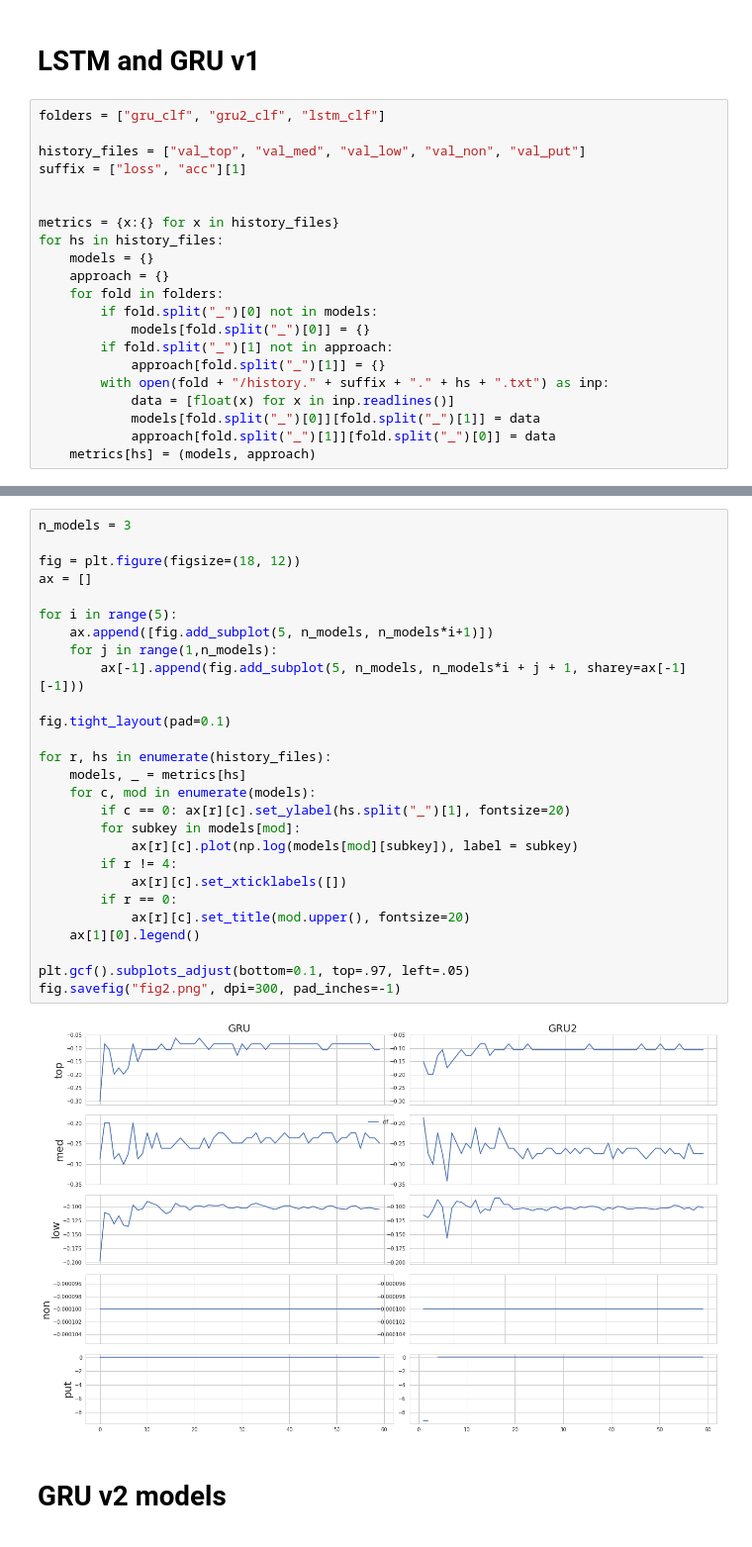
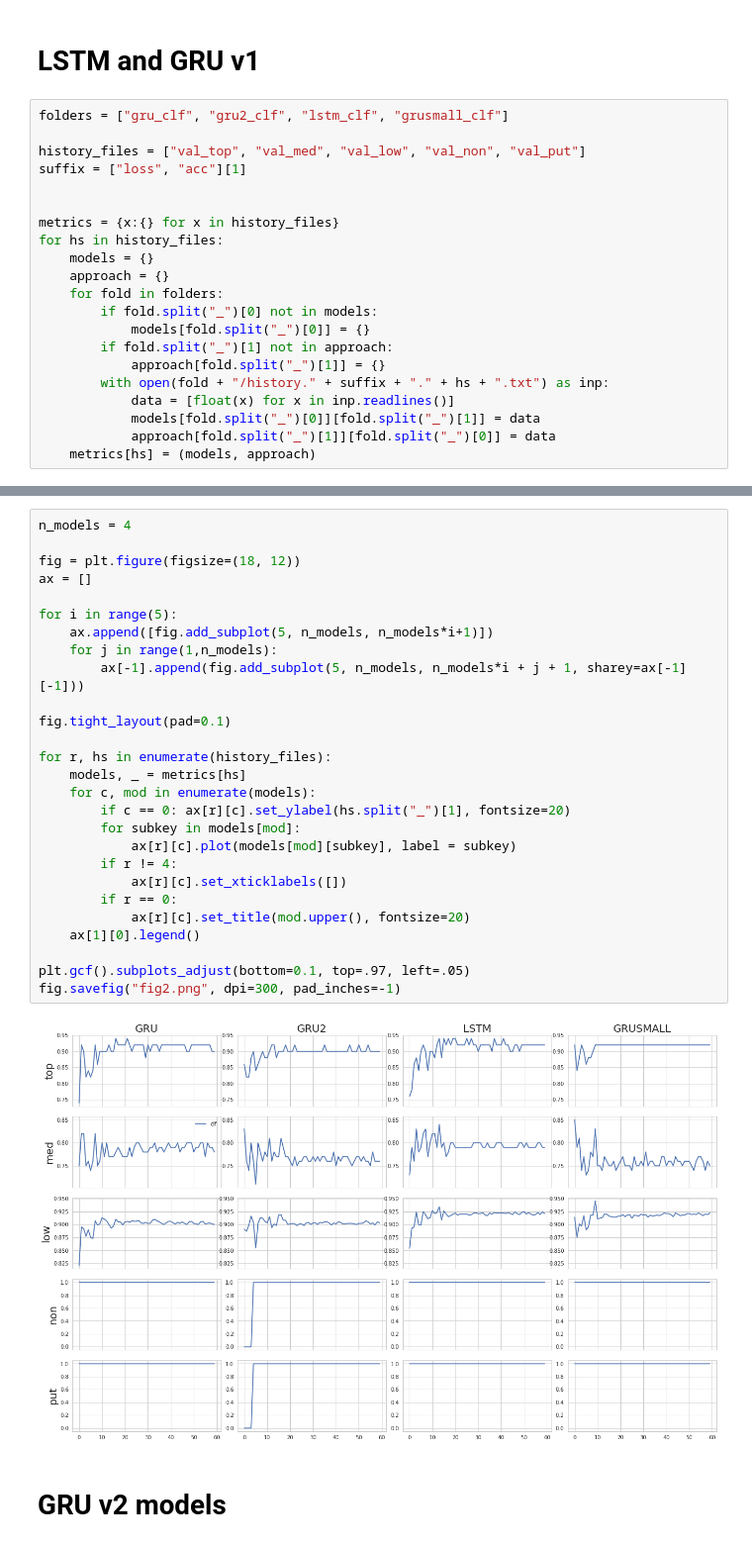
Before and after one commit to weiwang2330/immdeep, a Jupyter notebook: models/overview.ipynb, the cells around one changed output, grey strips where cells are left out. Shown at 99% size. Saved outputs shown, nothing was run; the diff lists cells and outputs as text.

Commit message:
new small model

```diff
--- a/models/overview.ipynb
+++ b/models/overview.ipynb
@@ -13,7 +13,7 @@ sns.set_style("whitegrid")
 # %% [markdown]
 # LSTM and GRU v1
 # %%
-folders = ["gru_clf", "gru2_clf", "lstm_clf"]
+folders = ["gru_clf", "gru2_clf", "lstm_clf", "grusmall_clf"]
 
 history_files = ["val_top", "val_med", "val_low", "val_non", "val_put"]
 suffix = ["loss", "acc"][1]
@@ -66,32 +66,32 @@ plt.gcf().subplots_adjust(bottom=0.1, top=.97, left=.05)
 # %%
-n_models = 3
+n_models = 4
 
 fig = plt.figure(figsize=(18, 12))
 ax = []
 
 for i in range(5):
     ax.append([fig.add_subplot(5, n_models, n_models*i+1)])
     for j in range(1,n_models):
         ax[-1].append(fig.add_subplot(5, n_models, n_models*i + j + 1, sharey=ax[-1][-1]))
 
 fig.tight_layout(pad=0.1)
 
 for r, hs in enumerate(history_files):
     models, _ = metrics[hs]
     for c, mod in enumerate(models):
         if c == 0: ax[r][c].set_ylabel(hs.split("_")[1], fontsize=20)
         for subkey in models[mod]:
-            ax[r][c].plot(np.log(models[mod][subkey]), label = subkey)
+            ax[r][c].plot(models[mod][subkey], label = subkey)
         if r != 4:
             ax[r][c].set_xticklabels([])
         if r == 0:
             ax[r][c].set_title(mod.upper(), fontsize=20)
     ax[1][0].legend()
 
 plt.gcf().subplots_adjust(bottom=0.1, top=.97, left=.05)
 fig.savefig("fig2.png", dpi=300, pad_inches=-1)
 # %% [output]
-[figure, old version]
+[figure, new version]
 # %% [markdown]
 # GRU v2 models
 # %%
```
Also changed, not shown: parts of 2 cells of this notebook, 24 other files.
